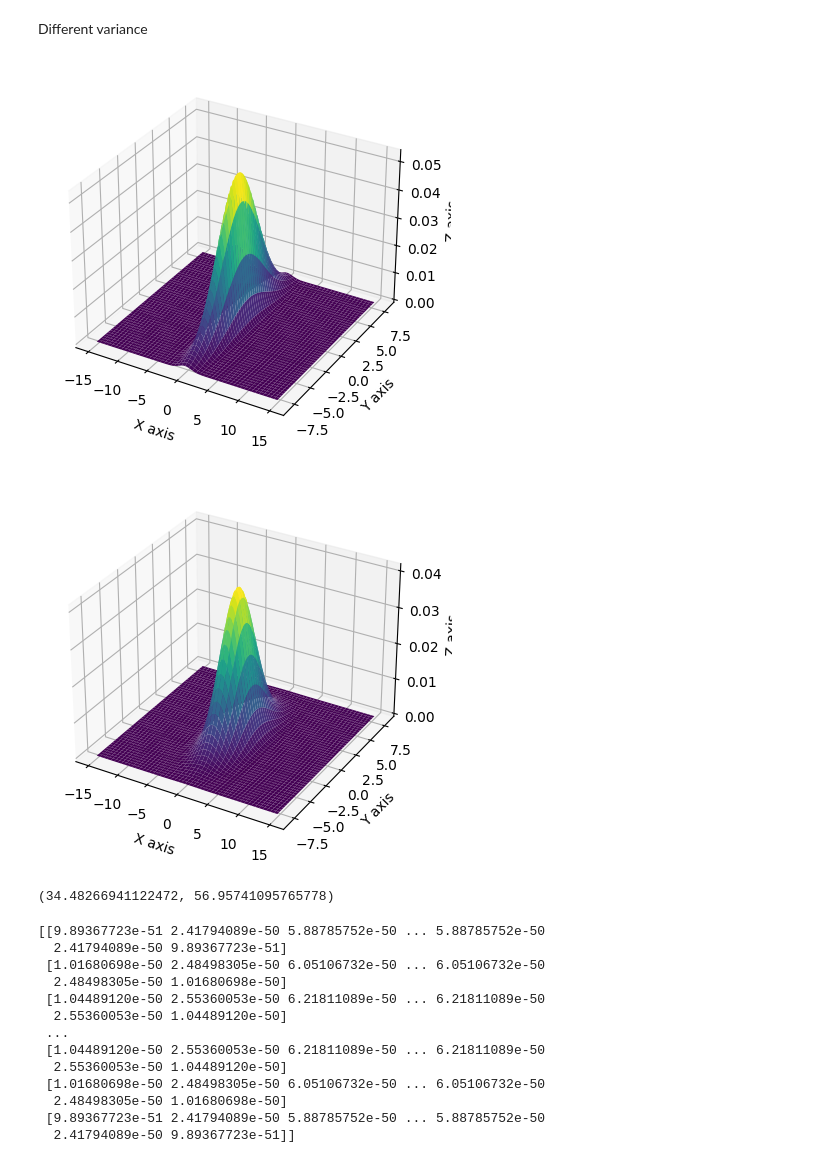
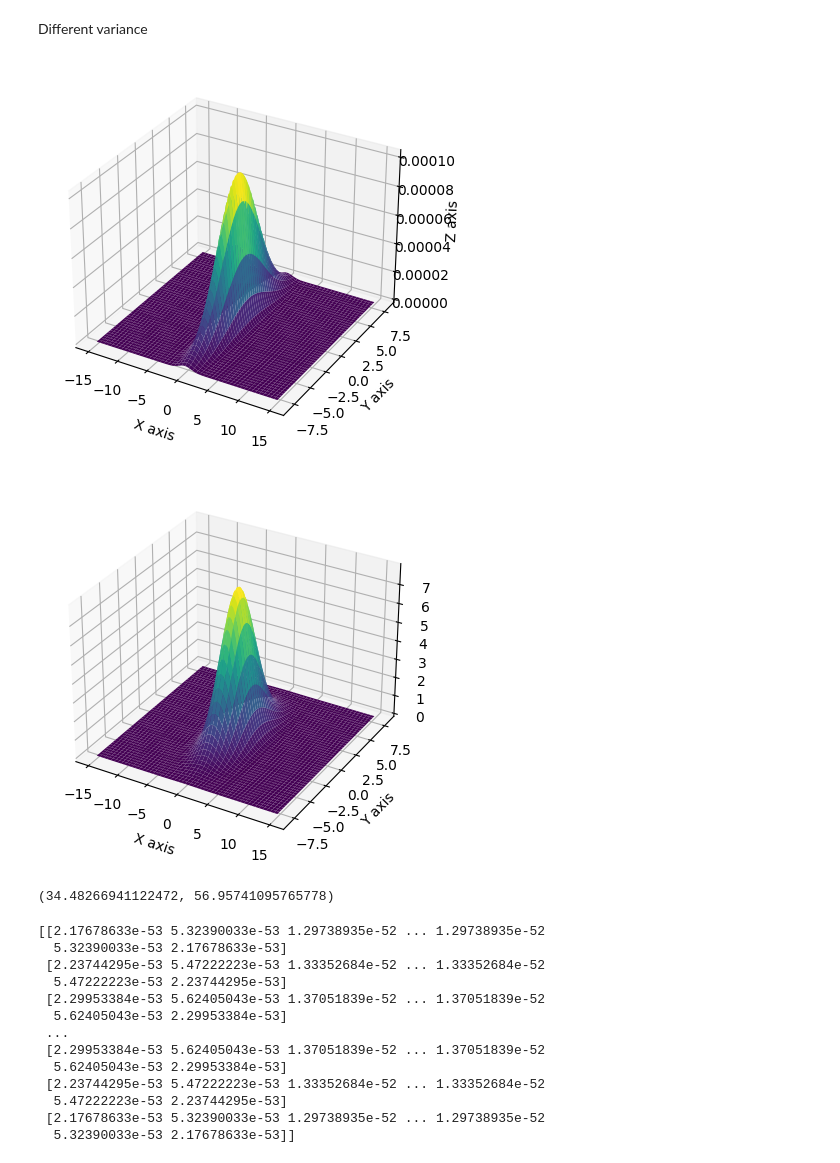
Before and after one commit to Rachel-0420/Cross-Entropy-Fast-Transient, a Jupyter notebook: HighD Normal Distribution.ipynb, the cells around one changed output. Saved outputs shown, nothing was run; the diff lists cells and outputs as text; code cells hidden in the pictures.

```diff
--- a/HighD Normal Distribution.ipynb
+++ b/HighD Normal Distribution.ipynb
@@ -30,22 +30,25 @@ func_1 = multivariate_normal([mu_x1, mu_y1], [[variance, 0], [0, variance]])
 func_2 = multivariate_normal([mu_x2, mu_y2], [[variance, 0], [0, variance]])
 
 # normalizing the probabilities
-fact_1 = 1 / sum(func_1.pdf(pos))
-fact_2 = 1 / sum(func_2.pdf(pos))
-for i in range(len(func_1.pdf(pos))):
-  func_1.pdf(pos)[i] *= fact_1
-for j in range(len(func_2.pdf(pos))):
-  func_2.pdf(pos)[j] *= fact_2
+fact_1 = 1 / np.sum(func_1.pdf(pos))
+fact_2 = 1 / np.sum(func_2.pdf(pos))
+
+func_1_eval = func_1.pdf(pos) * fact_1
+func_2_eval = func_2.pdf(pos) * fact_2
+# for i in range(len(func_1.pdf(pos))):
+#   func_1.pdf(pos)[i] *= fact_1
+# for j in range(len(func_2.pdf(pos))):
+#   func_2.pdf(pos)[j] *= fact_2
 
 fig, ax = plt.subplots(subplot_kw = {"projection": "3d"})
-ax.plot_surface(X, Y, func_1.pdf(pos),cmap='viridis',linewidth=0)
+ax.plot_surface(X, Y, func_1_eval,cmap='viridis',linewidth=0)
 ax.set_xlabel('X axis')
 ax.set_ylabel('Y axis')
 ax.set_zlabel('Z axis')
 plt.show()
 
 fig, ax = plt.subplots(subplot_kw = {"projection": "3d"})
-ax.plot_surface(X, Y, func_2.pdf(pos),cmap='viridis',linewidth=0)
+ax.plot_surface(X, Y, func_2_eval,cmap='viridis',linewidth=0)
 ax.set_xlabel('X axis')
 ax.set_ylabel('Y axis')
 ax.set_zlabel('Z axis')
@@ -116,67 +119,66 @@ func_3 = multivariate_normal([mu, mu], [[variance_x3, 0], [0, variance_y3]])
 func_4 = multivariate_normal([mu, mu], [[variance_x4, 0], [0, variance_y4]])
 
 # normalizing the probabilities
-fact_3 = 1 / sum(func_3.pdf(pos))
-fact_4 = 1 / sum(func_4.pdf(pos))
-for i in range(len(func_3.pdf(pos))):
-  func_3.pdf(pos)[i] *= fact_3
-for j in range(len(func_4.pdf(pos))):
-  func_4.pdf(pos)[j] *= fact_4
+fact_3 = 1 / np.sum(func_3.pdf(pos))
+fact_4 = 1 / np.sum(func_4.pdf(pos))
+
+func_3_eval = func_3.pdf(pos) * fact_3
+func_4_eval = func_4.pdf(pos) * fact_4
 
 fig, ax = plt.subplots(subplot_kw = {"projection": "3d"})
-ax.plot_surface(X, Y, func_3.pdf(pos),cmap='viridis',linewidth=0)
+ax.plot_surface(X, Y, func_3_eval,cmap='viridis',linewidth=0)
 ax.set_xlabel('X axis')
 ax.set_ylabel('Y axis')
 ax.set_zlabel('Z axis')
 plt.show()
 
 fig, ax = plt.subplots(subplot_kw = {"projection": "3d"})
-ax.plot_surface(X, Y, func_4.pdf(pos),cmap='viridis',linewidth=0)
+ax.plot_surface(X, Y, func_4_eval,cmap='viridis',linewidth=0)
 ax.set_xlabel('X axis')
 ax.set_ylabel('Y axis')
 ax.set_zlabel('Z axis')
 plt.show()
 
 # projections
 pdf_x3 = norm.pdf(x, mu, variance_x3)
 pdf_y3 = norm.pdf(y, mu, variance_y3)
 pdf_x4 = norm.pdf(x, mu, variance_x4)
 pdf_y4 = norm.pdf(y, mu, variance_y4)
 
 for i in range(len(pdf_x1)):
   H_x34.append(- pdf_x3[i] * math.log(pdf_x4[i]))
   H_y34.append(- pdf_y3[i] * math.log(pdf_y4[i]))
   ref_3 += H_x34[i]
   ref_4 += H_y34[i]
 
 # ref is the 'integrals' of the overall cross entropy
 print((ref_3, ref_4))
 # %% [output]
-[figure, old version]
+[figure, new version]
-[figure, old version]
+[figure, new version]
 (34.48266941122472, 56.95741095765778)
 # %%
 # overall cross entropy
 
-var3 = func_3.pdf(pos)
-var4 = func_4.logpdf(pos)
+var3 = func_3_eval
+var4 = np.log(func_4_eval)
 
 H2 = - var3 * var4
 print(H2)
 # %% [output]
-[[9.89367723e-51 2.41794089e-50 5.88785752e-50 ... 5.88785752e-50
-  2.41794089e-50 9.89367723e-51]
- [1.01680698e-50 2.48498305e-50 6.05106732e-50 ... 6.05106732e-50
-  2.48498305e-50 1.01680698e-50]
- [1.04489120e-50 2.55360053e-50 6.21811089e-50 ... 6.21811089e-50
-  2.55360053e-50 1.04489120e-50]
+[[2.17678633e-53 5.32390033e-53 1.29738935e-52 ... 1.29738935e-52
+  5.32390033e-53 2.17678633e-53]
+ [2.23744295e-53 5.47222223e-53 1.33352684e-52 ... 1.33352684e-52
+  5.47222223e-53 2.23744295e-53]
+ [2.29953384e-53 5.62405043e-53 1.37051839e-52 ... 1.37051839e-52
+  5.62405043e-53 2.29953384e-53]
  ...
- [1.04489120e-50 2.55360053e-50 6.21811089e-50 ... 6.21811089e-50
-  2.55360053e-50 1.04489120e-50]
- [1.01680698e-50 2.48498305e-50 6.05106732e-50 ... 6.05106732e-50
-  2.48498305e-50 1.01680698e-50]
- [9.89367723e-51 2.41794089e-50 5.88785752e-50 ... 5.88785752e-50
-  2.41794089e-50 9.89367723e-51]]
+ [2.29953384e-53 5.62405043e-53 1.37051839e-52 ... 1.37051839e-52
+  5.62405043e-53 2.29953384e-53]
+ [2.23744295e-53 5.47222223e-53 1.33352684e-52 ... 1.33352684e-52
+  5.47222223e-53 2.23744295e-53]
+ [2.17678633e-53 5.32390033e-53 1.29738935e-52 ... 1.29738935e-52
+  5.32390033e-53 2.17678633e-53]]
 # %%
 # Figure of the overall cross entropy
 
```
Also changed, not shown: parts of 6 cells of this notebook.
